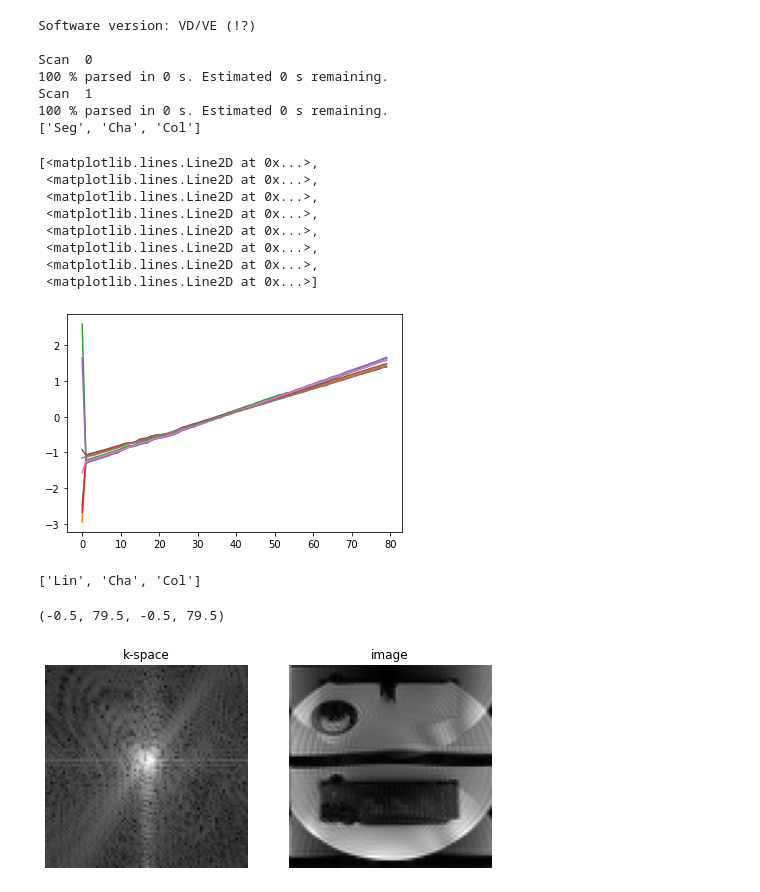
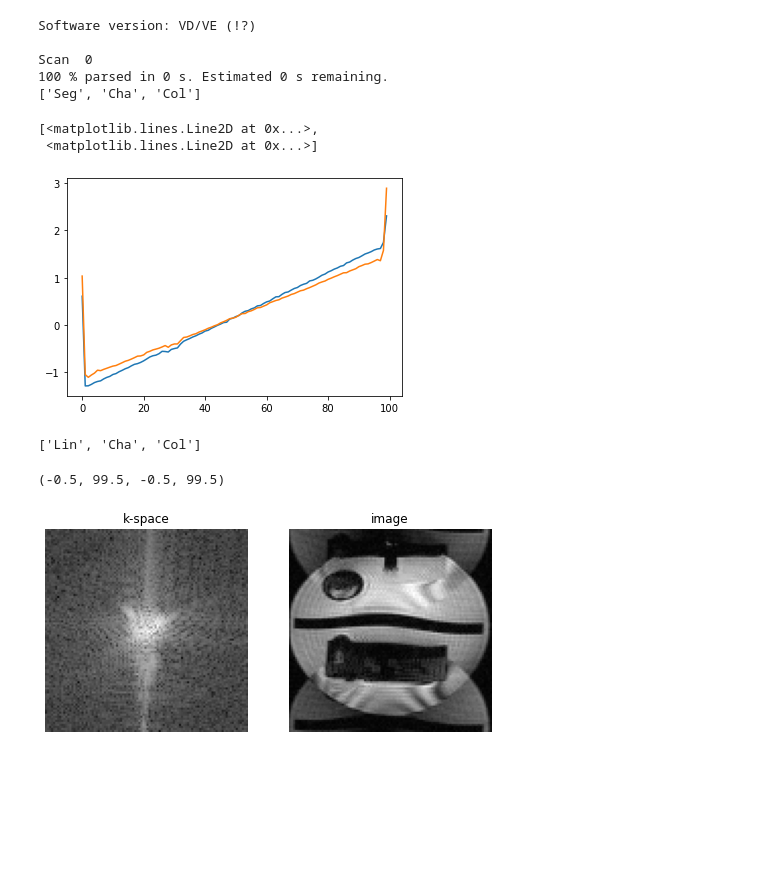
Before and after one commit to pehses/twixtools, a Jupyter notebook: demo/recon_example.ipynb, the cells around one changed output. Drawn from its saved outputs; the diff is of its cells as text; code cells hidden in the pictures; blank space fills up the shorter version.

```diff
--- a/demo/recon_example.ipynb
+++ b/demo/recon_example.ipynb
@@ -54,39 +54,31 @@ Scan  0
 # %%
 # read data and directly map to twix_array
-epi_map = twixtools.map_twix(os.path.join(example_dir, 'meas_MID00269_FID117232_ep2d_bold.dat'))
+epi_map = twixtools.map_twix(os.path.join(example_dir, 'epi.dat'))
 pc_array = epi_map[-1]['phasecorr'].copy()
 
 # set averaging flags
 pc_array.flags['remove_os'] = True
 pc_array.flags['average']['Lin']=True
 pc_array.flags['average']['Par']=True
 
 # print singleton_dims, to make sure that we select the correct data + shape
 print(pc_array.non_singleton_dims)
 
 # phase difference in image space by complex multiplication (keeps magnitude for weighted average)
 pc = ifftnd(pc_array[:])
 pc = pc[:,:,:,:,:,[0]] * np.conj(pc[:,:,:,:,:,[1]])
 
 # plot phase difference for all channels
 plt.plot(np.angle(pc.squeeze()).T)
 # %% [output]
 Software version: VD/VE (!?)
 
 Scan  0
 100 % parsed in 0 s. Estimated 0 s remaining.
-Scan  1
-100 % parsed in 0 s. Estimated 0 s remaining.
 ['Seg', 'Cha', 'Col']
 [<matplotlib.lines.Line2D at 0x...>,
- <matplotlib.lines.Line2D at 0x...>,
- <matplotlib.lines.Line2D at 0x...>,
- <matplotlib.lines.Line2D at 0x...>,
- <matplotlib.lines.Line2D at 0x...>,
- <matplotlib.lines.Line2D at 0x...>,
- <matplotlib.lines.Line2D at 0x...>,
  <matplotlib.lines.Line2D at 0x...>]
-[figure, old version]
+[figure, new version]
 # %%
 im_array = epi_map[-1]['image'].copy()
 
@@ -113,8 +105,8 @@ plt.imshow(image, cmap='gray', origin='lower')
 plt.axis('off')
 # %% [output]
 ['Lin', 'Cha', 'Col']
-(-0.5, 79.5, -0.5, 79.5)
+(-0.5, 99.5, -0.5, 99.5)
-[figure, old version]
+[figure, new version]
 # %%
 # for phase-correction, we need to keep the individual segments
 im_array = epi_map[-1]['image'].copy()
```
Also changed, not shown: parts of 4 cells of this notebook, 13 other files.
